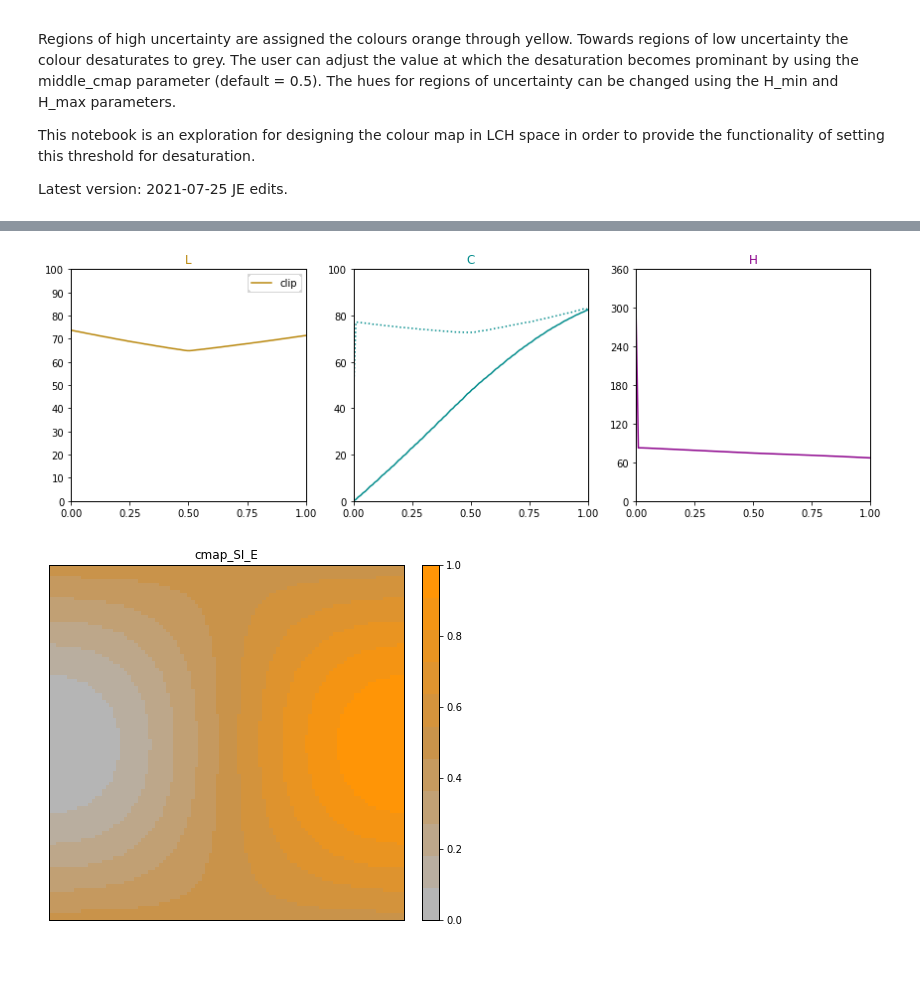
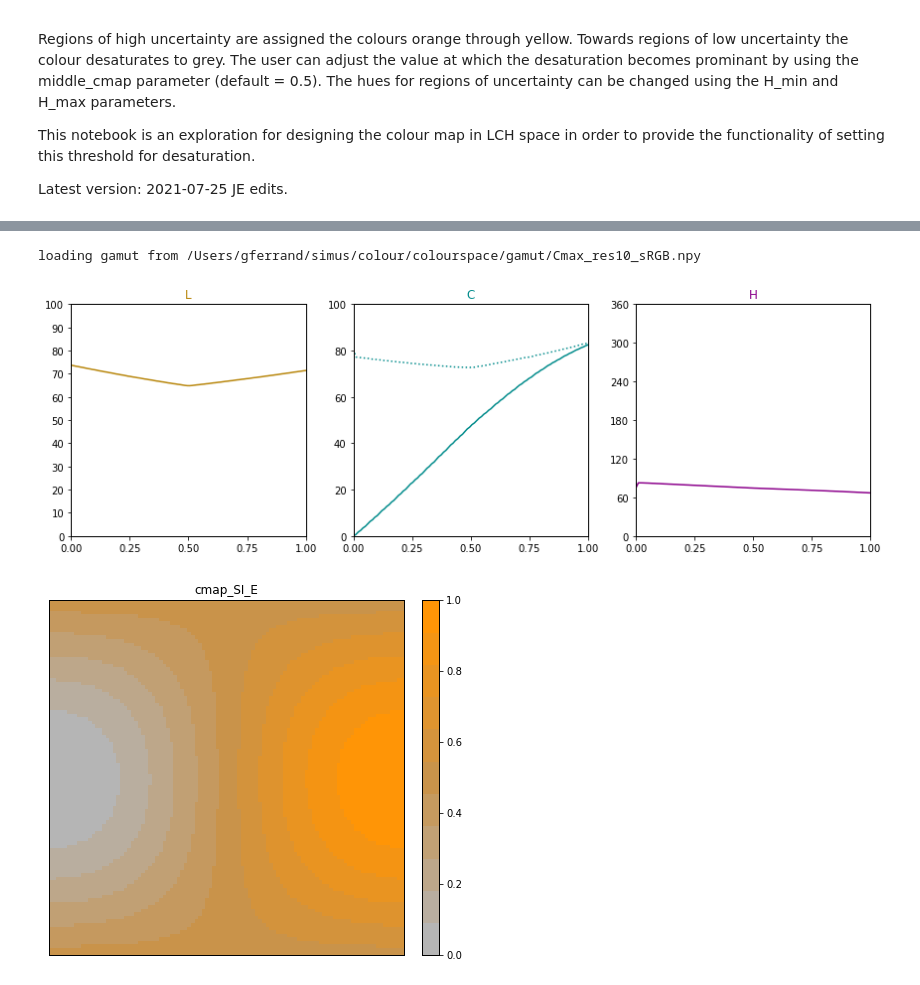
Before and after one commit to mlarichardson/CosmosCanvas, a Jupyter notebook: DebugSpecIndex_Error.ipynb, the cells around one changed output, grey strips where cells are left out. Cells and saved outputs as stored; diff of their text form; code cells hidden in the pictures.

```diff
--- a/DebugSpecIndex_Error.ipynb
+++ b/DebugSpecIndex_Error.ipynb
@@ -35,9 +35,10 @@ cmap_SI_E = LinearSegmentedColormap.from_list('cmap_SI_E',[startcolor,midcolor,
 plt.register_cmap(cmap=cmap_SI_E)
 # %%
 # Let's show the original colour map in LCH space colourspace plot_path function.
-axes = maps.plot_path(cmap_SI_E, space='LCH', stack='H', axes=[]  , styles=['-' ], legend_label='clip')
+axes = maps.plot_path(cmap_SI_E, space='LCH', stack='H', axes=[]  , styles=['-' ], legend_label='')
 # %% [output]
+loading gamut from /Users/gferrand/simus/colour/colourspace/gamut/Cmax_res10_sRGB.npy
-[figure, old version]
+[figure, new version]
 # %%
 # Let's show the colour map using the test_cmaps function.
 figsize_test = (7, 7)
```
Also changed, not shown: parts of 14 cells of this notebook, 3 other files.
